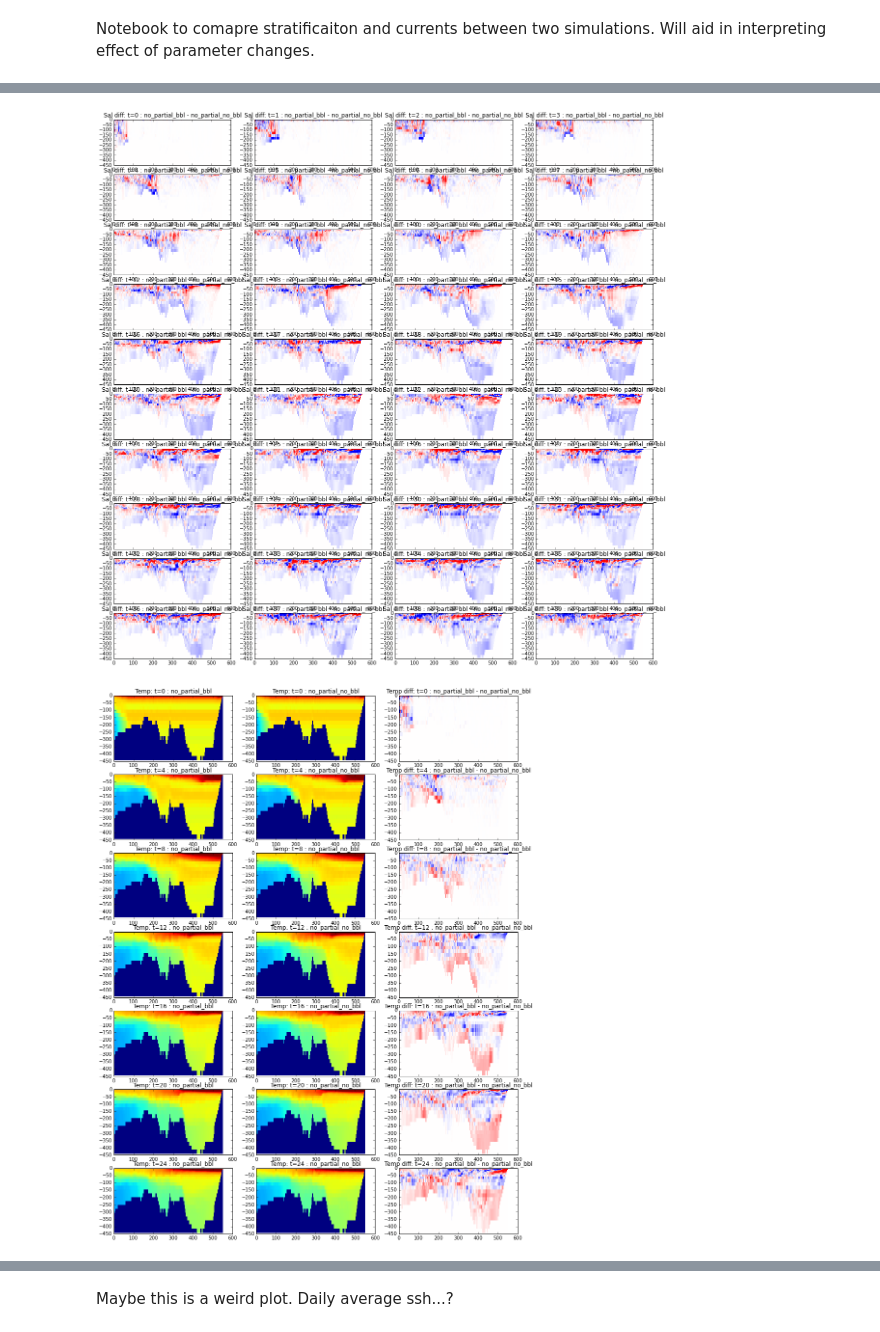
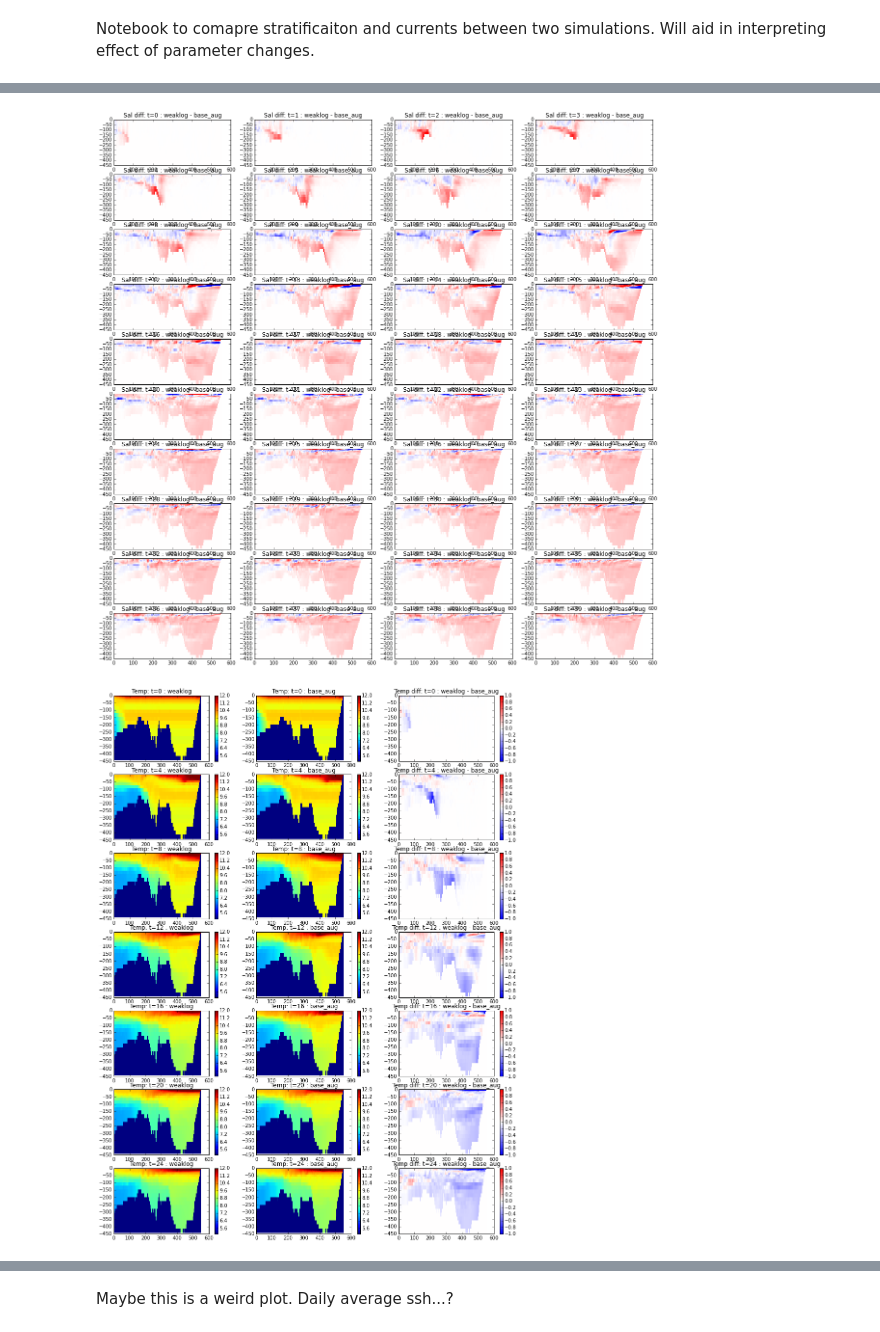
Before and after one commit to SalishSeaCast/2d-domain, a Jupyter notebook: analysis/CompareTwo.ipynb, the cells around one changed output, grey strips where cells are left out. Saved outputs shown, nothing was run; the diff lists cells and outputs as text; code cells hidden in the pictures.

```diff
--- a/analysis/CompareTwo.ipynb
+++ b/analysis/CompareTwo.ipynb
@@ -11,8 +11,8 @@ import os
 # %%
 results = '/data/nsoontie/MEOPAR/SalishSea/results/2Ddomain/3.6/'
 
-run1 = 'no_partial_bbl'
-run2 = 'no_partial_no_bbl'
+run1 = 'weaklog'
+run2 = 'base_aug'
 
 path={}
 path[run1]= os.path.join(results,run1)
@@ -33,8 +33,8 @@ for run in runs:
     Us[run] = f.variables['vozocrtx'][:,:,y,:]
     f = nc.Dataset(os.path.join(path[run],'SalishSea_1d_20030819_20030927_grid_W.nc'))
     Ws[run] = f.variables['vovecrtz'][:,:,y,:]
-    #Viscs[run] = f.variables['ve_eddy_visc'][:,:,y,:]
-    #Diffs[run] = f.variables['ve_eddy_diff'][:,:,y,:]
+    Viscs[run] = f.variables['vert_eddy_visc'][:,:,y,:]
+    Diffs[run] = f.variables['vert_eddy_diff'][:,:,y,:]
     f = nc.Dataset(os.path.join(path[run],'SalishSea_1d_20030819_20030927_grid_T.nc'))
     Ts[run] = f.variables['votemper'][:,:,y,:]
     Ss[run] = f.variables['vosaline'][:,:,y,:]
@@ -51,11 +51,13 @@ ts = np.arange(0,27,4)
 
 for n, run in enumerate(runs):
     for t,ax in zip(ts,axs[:,n].flat):
-        ax.pcolormesh(xx,zz,Ss[run][t,:,:],vmin=20,vmax=34)
+        mesh=ax.pcolormesh(xx,zz,Ss[run][t,:,:],vmin=20,vmax=34)
         ax.set_title('Sal: t={} : {}'.format(t, run))
+        plt.colorbar(mesh, ax=ax)
 
+bar=1
 for t, ax in zip(ts, axs[:,2].flat):
-    mesh=ax.pcolormesh(xx,zz,Ss[run1][t,:,:]-Ss[run2][t,:,:],vmin=-.1,vmax=.1,cmap='bwr')
+    mesh=ax.pcolormesh(xx,zz,Ss[run1][t,:,:]-Ss[run2][t,:,:],vmin=-bar,vmax=bar,cmap='bwr')
     ax.set_title('Sal diff: t={} : {} - {}'.format(t, run1, run2))
     plt.colorbar(mesh,ax=ax)
 # %% [output]
@@ -65,26 +67,27 @@ fig, axs = plt.subplots(10,4,figsize=(20,20))
 ts = np.arange(40)
 
 for t, ax in zip(ts, axs[:].flat):
-    ax.pcolormesh(xx,zz,Ss[run1][t,:,:]-Ss[run2][t,:,:],vmin=-.1,vmax=.1,cmap='bwr')
+    ax.pcolormesh(xx,zz,Ss[run1][t,:,:]-Ss[run2][t,:,:],vmin=-bar,vmax=bar,cmap='bwr')
     ax.set_title('Sal diff: t={} : {} - {}'.format(t, run1, run2))
     #ax.set_ylim([-50,0])
 # %% [output]
-[figure, old version]
+[figure, new version]
 # %%
 fig, axs = plt.subplots(7,3,figsize=(15,20))
 ts = np.arange(0,27,4)
 
 for n, run in enumerate(runs):
     for t,ax in zip(ts,axs[:,n].flat):
-        ax.pcolormesh(xx,zz,Ts[run][t,:,:],vmin=5,vmax=12)
+        mesh=ax.pcolormesh(xx,zz,Ts[run][t,:,:],vmin=5,vmax=12)
         ax.set_title('Temp: t={} : {}'.format(t, run))
-
+        plt.colorbar(mesh, ax=ax)
+bar=1
 for t, ax in zip(ts, axs[:,2].flat):
-    ax.pcolormesh(xx,zz,Ts[run1][t,:,:]-Ts[run2][t,:,:],vmin=-.1,vmax=.1,cmap='bwr')
+    mesh=ax.pcolormesh(xx,zz,Ts[run1][t,:,:]-Ts[run2][t,:,:],vmin=-bar,vmax=bar,cmap='bwr')
     ax.set_title('Temp diff: t={} : {} - {}'.format(t, run1, run2))
-    #ax.set_ylim([-50,0])
+    plt.colorbar(mesh,ax=ax)
 # %% [output]
-[figure, old version]
+[figure, new version]
 # %%
 fig, axs = plt.subplots(7,3,figsize=(15,20))
 ts = np.arange(0,27,4)
```
Also changed, not shown: parts of 14 cells of this notebook, 1 other file.
